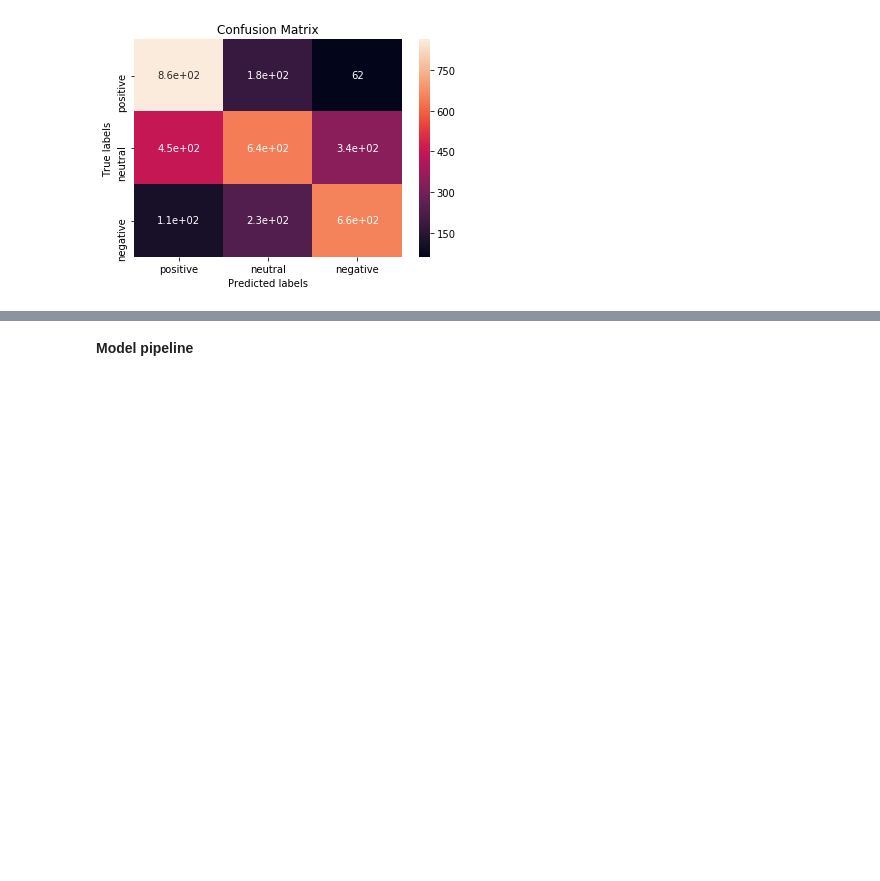
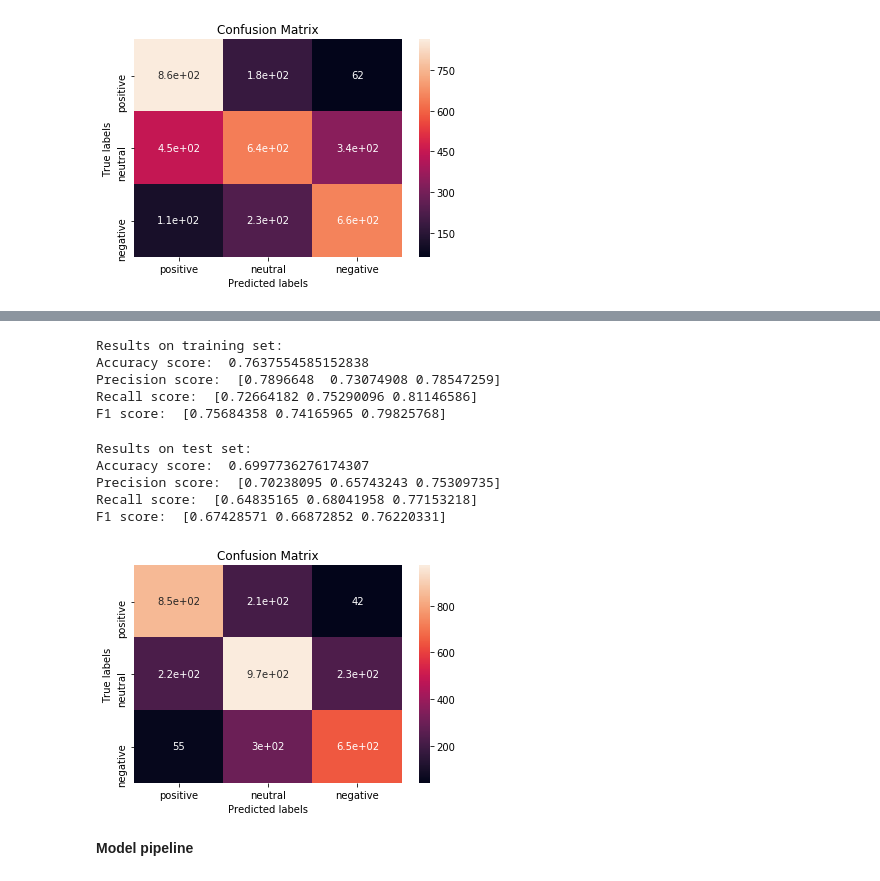
Before and after one commit to alexkapele/tweet_sentiment, a Jupyter notebook: sentiment_analysis.ipynb, the cells around one changed output, grey strips where cells are left out. Drawn from its saved outputs; the diff is of its cells as text; code cells hidden in the pictures; blank space fills up the shorter version.

```diff
--- a/sentiment_analysis.ipynb
+++ b/sentiment_analysis.ipynb
@@ -341,0 +387,10 @@ plt.show()
+# %%
+#remove words that do not have a particular class (pos or neg) mainly associated with them
+thres_pct = 0.5
+words_stats_selected_reduced = words_stats_selected[(words_stats_selected.pos_pct>=thres_pct)|(words_stats_selected.neg_pct>=thres_pct)]
+# %%
+#save all words that appear frequently in positive tweets
+pos_words_selected = words_stats_selected_reduced[words_stats_selected_reduced.pos_pct>words_stats_selected_reduced.neg_pct].index.values
+# %%
+#save all words that appear frequently in negative tweets
+neg_words_selected = words_stats_selected_reduced[words_stats_selected_reduced.pos_pct<words_stats_selected_reduced.neg_pct].index.values
@@ -342,3 +399,42 @@ plt.show()
+# %%
+print('Results on training set:')
+print('Accuracy score: ', format(accuracy_score(train.sentiment.values, train_pred)))
+print('Precision score: ', format(precision_score(train.sentiment.values, train_pred,average=None)))
+print('Recall score: ', format(recall_score(train.sentiment.values, train_pred,average=None)))
+print('F1 score: ', format(f1_score(train.sentiment.values, train_pred,average=None)))
+# %% [output]
+Results on training set:
+Accuracy score:  0.7637554585152838
+Precision score:  [0.7896648  0.73074908 0.78547259]
+Recall score:  [0.72664182 0.75290096 0.81146586]
+F1 score:  [0.75684358 0.74165965 0.79825768]
+# %%
+test_pred = baseline_classifier(test_df_norm,pos_words_selected,neg_words_selected,limit=0)
+# %%
+print('Results on test set:')
+print('Accuracy score: ', format(accuracy_score(test.sentiment.values, test_pred)))
+print('Precision score: ', format(precision_score(test.sentiment.values, test_pred,average=None)))
+print('Recall score: ', format(recall_score(test.sentiment.values, test_pred,average=None)))
+print('F1 score: ', format(f1_score(test.sentiment.values, test_pred,average=None)))
+# %% [output]
+Results on test set:
+Accuracy score:  0.6997736276174307
+Precision score:  [0.70238095 0.65743243 0.75309735]
+Recall score:  [0.64835165 0.68041958 0.77153218]
+F1 score:  [0.67428571 0.66872852 0.76220331]
+# %%
+cm = confusion_matrix(test.sentiment.values, test_pred, ['positive','neutral','negative'])
+
+ax= plt.subplot()
+sns.heatmap(cm, annot=True, ax = ax)
+ax.set_xlabel('Predicted labels')
+ax.set_ylabel('True labels')
+ax.set_title('Confusion Matrix')
+ax.xaxis.set_ticklabels(['positive','neutral','negative'])
+ax.yaxis.set_ticklabels(['positive','neutral','negative'])
+plt.show()
+# %% [output]
+[figure, added]
 # %% [markdown]
 **Model pipeline**
 # %% [markdown]
```
Also changed, not shown: parts of 13 cells of this notebook.
